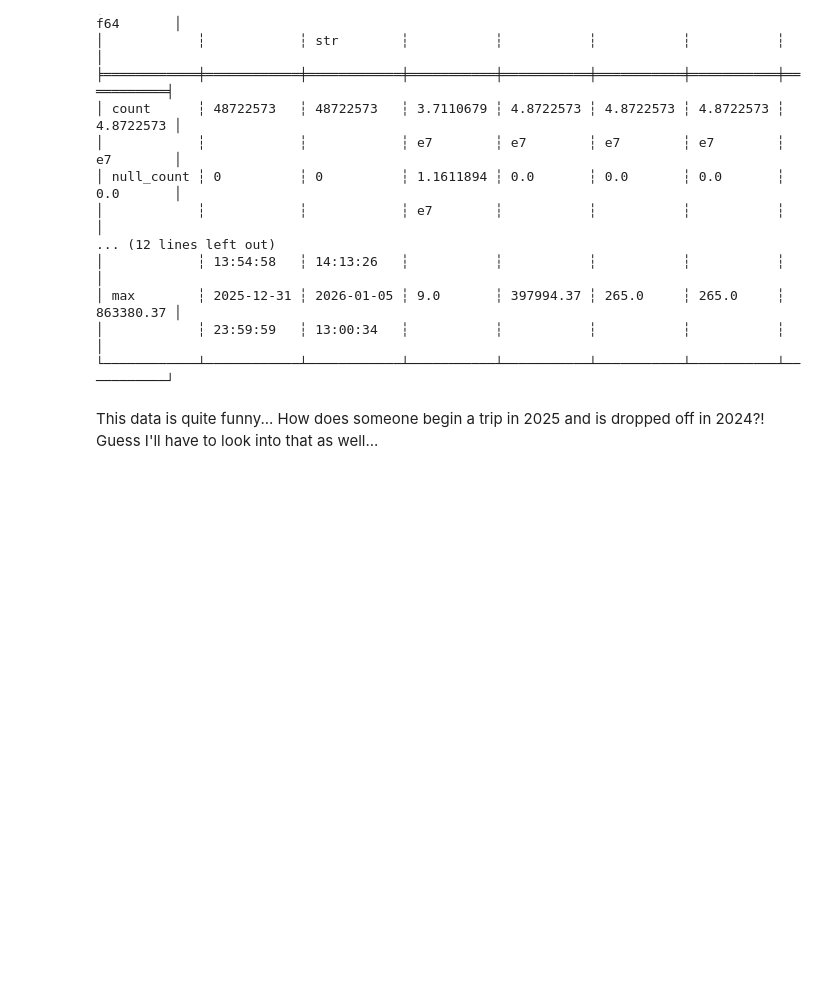
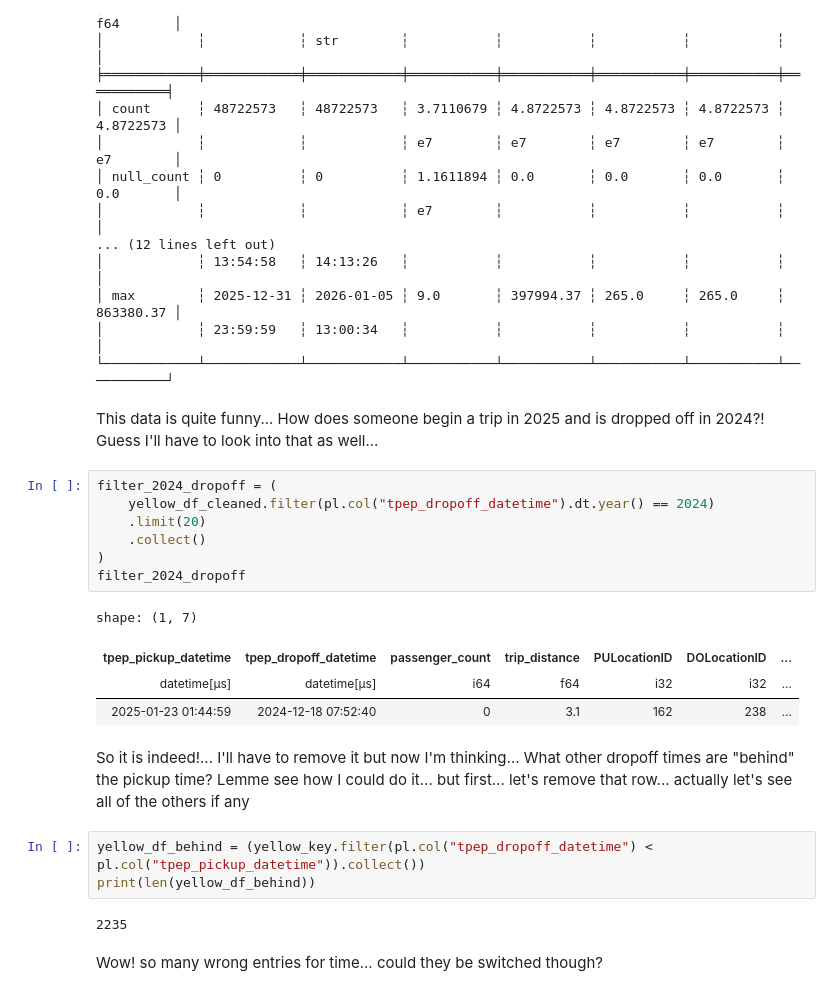
Before and after one commit to delightaheebwa/nyc-demand, a Jupyter notebook: notebooks/analysis.ipynb, the cells around one changed output. Cells and saved outputs as stored; diff of their text form; blank space fills up the shorter version.

Commit message:
dropoff datetime switchup fix

```diff
--- a/notebooks/analysis.ipynb
+++ b/notebooks/analysis.ipynb
@@ -307,3 +307,24 @@ shape: (9, 8)
 └────────────┴────────────┴────────────┴───────────┴───────────┴───────────┴───────────┴───────────┘
 # %% [markdown]
 This data is quite funny... How does someone begin a trip in 2025 and is dropped off in 2024?! Guess I'll have to look into that as well...
+# %%
+filter_2024_dropoff = (
+    yellow_df_cleaned.filter(pl.col("tpep_dropoff_datetime").dt.year() == 2024)
+    .limit(20)
+    .collect()
+)
+filter_2024_dropoff
+# %% [output]
+shape: (1, 7)
+| tpep_pickup_datetime | tpep_dropoff_datetime | passenger_count | trip_distance | PULocationID | DOLocationID | ... |
+| datetime[μs] | datetime[μs] | i64 | f64 | i32 | i32 | ... |
+| 2025-01-23 01:44:59 | 2024-12-18 07:52:40 | 0 | 3.1 | 162 | 238 | ... |
+# %% [markdown]
+So it is indeed!... I'll have to remove it but now I'm thinking... What other dropoff times are "behind" the pickup time? Lemme see how I could do it... but first... let's remove that row... actually let's see all of the others if any
+# %%
+yellow_df_behind = (yellow_key.filter(pl.col("tpep_dropoff_datetime") < pl.col("tpep_pickup_datetime")).collect())
+print(len(yellow_df_behind))
+# %% [output]
+2235
+# %% [markdown]
+Wow! so many wrong entries for time... could they be switched though?
```
Also changed, not shown: parts of 7 cells of this notebook.
